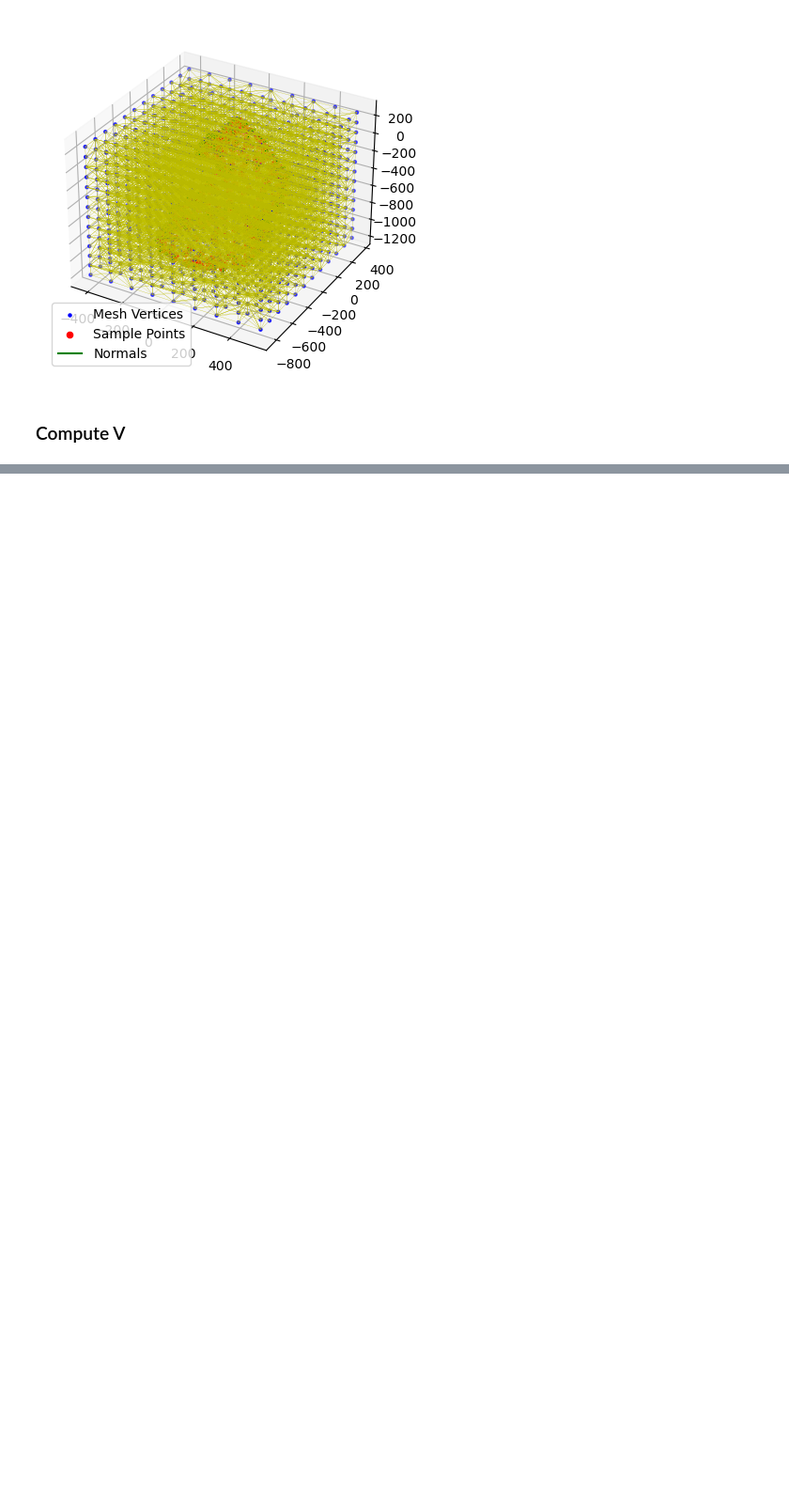
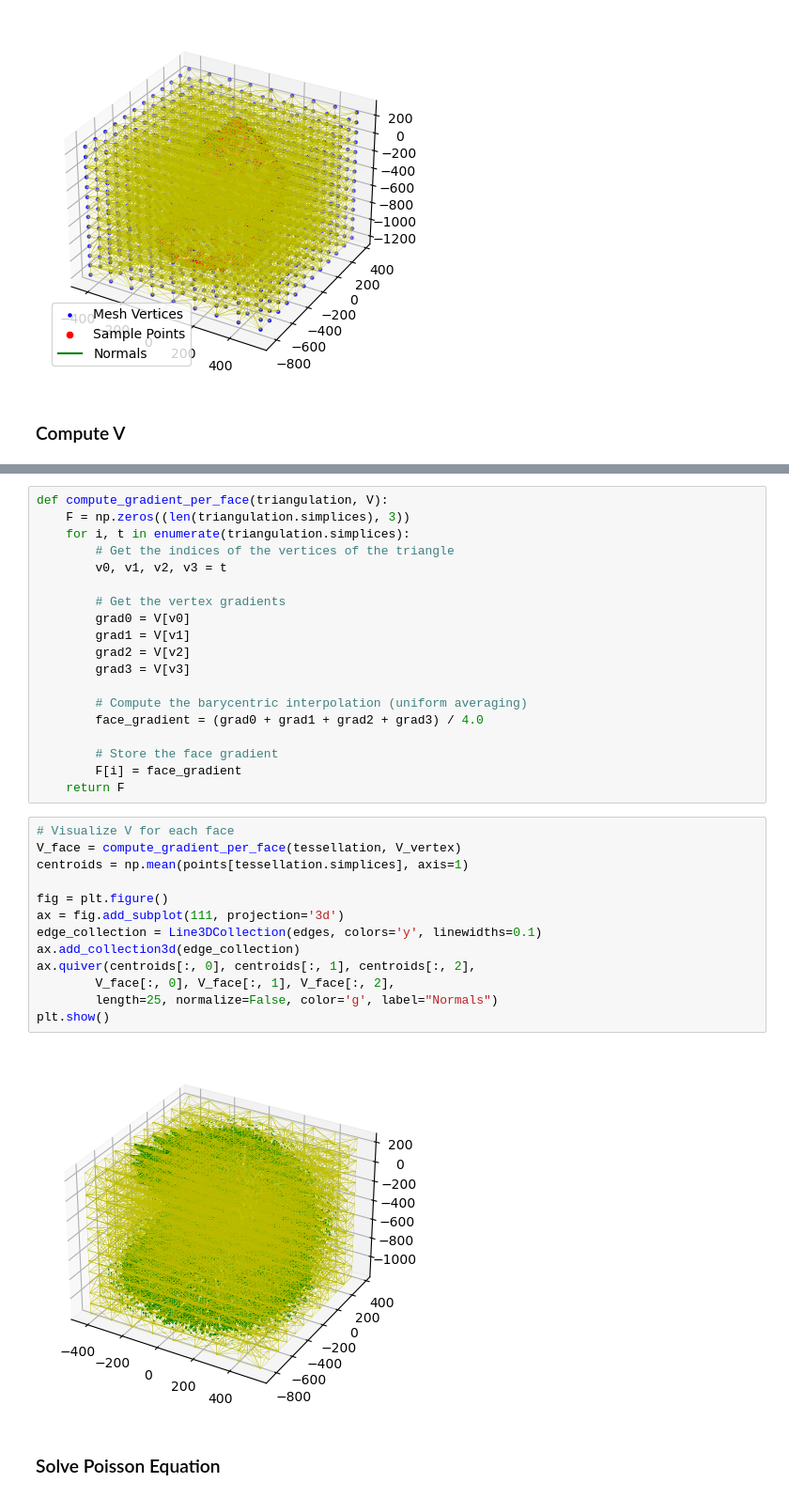
Before and after one commit to lfogarty98/psr_project, a Jupyter notebook: psr_3d.ipynb, the cells around one changed output, grey strips where cells are left out. Shown: that part at 94% size. Drawn from its saved outputs; the diff is of its cells as text; blank space fills up the shorter version.

```diff
--- a/psr_3d.ipynb
+++ b/psr_3d.ipynb
@@ -156,0 +157,36 @@ plt.show()
+# %%
+def compute_gradient_per_face(triangulation, V):
+    F = np.zeros((len(triangulation.simplices), 3))
+    for i, t in enumerate(triangulation.simplices):
+        # Get the indices of the vertices of the triangle
+        v0, v1, v2, v3 = t
+
+        # Get the vertex gradients
+        grad0 = V[v0]
+        grad1 = V[v1]
+        grad2 = V[v2]
+        grad3 = V[v3]
+
+        # Compute the barycentric interpolation (uniform averaging)
+        face_gradient = (grad0 + grad1 + grad2 + grad3) / 4.0
+
+        # Store the face gradient
+        F[i] = face_gradient
+    return F
+# %%
+# Visualize V for each face
+V_face = compute_gradient_per_face(tessellation, V_vertex)
+centroids = np.mean(points[tessellation.simplices], axis=1)
+
+fig = plt.figure()
+ax = fig.add_subplot(111, projection='3d')
+edge_collection = Line3DCollection(edges, colors='y', linewidths=0.1)
+ax.add_collection3d(edge_collection)
+ax.quiver(centroids[:, 0], centroids[:, 1], centroids[:, 2],
+        V_face[:, 0], V_face[:, 1], V_face[:, 2],
+        length=25, normalize=False, color='g', label="Normals")
+plt.show()
+# %% [output]
+[figure, added]
+# %% [markdown]
+### Solve Poisson Equation ###
```
Also changed, not shown: parts of 5 cells of this notebook, 2 other files.
